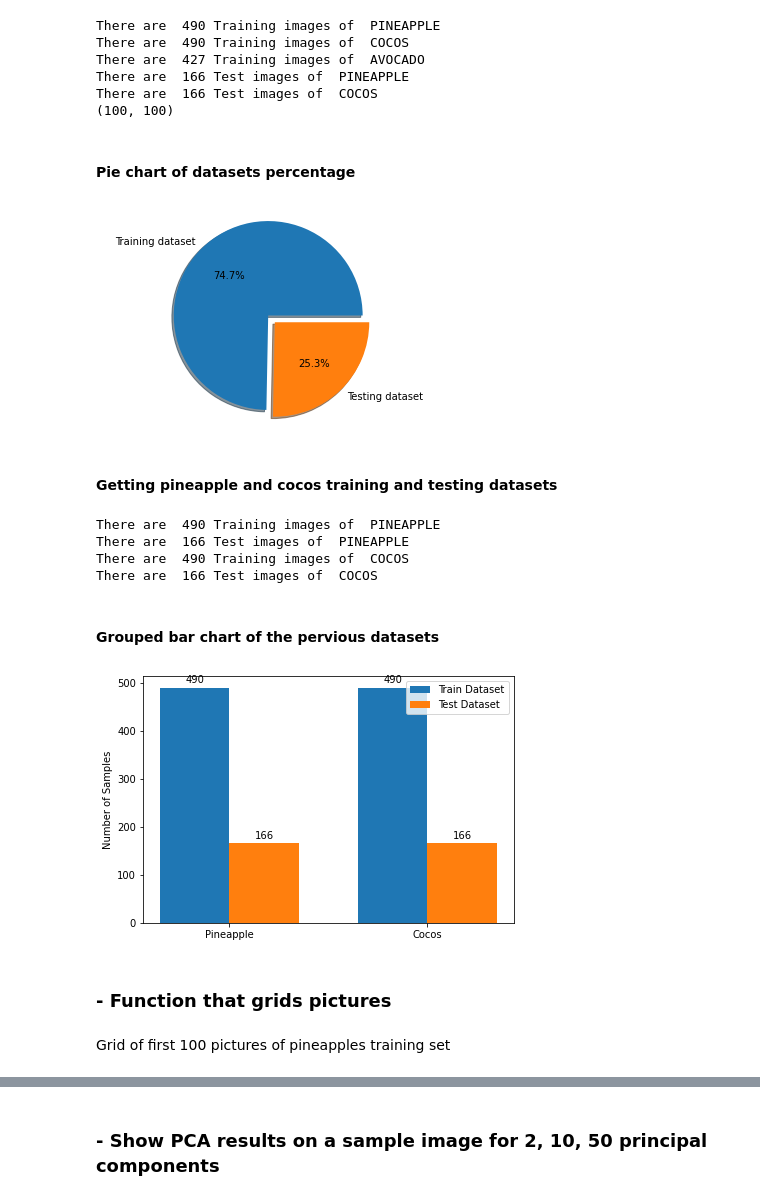
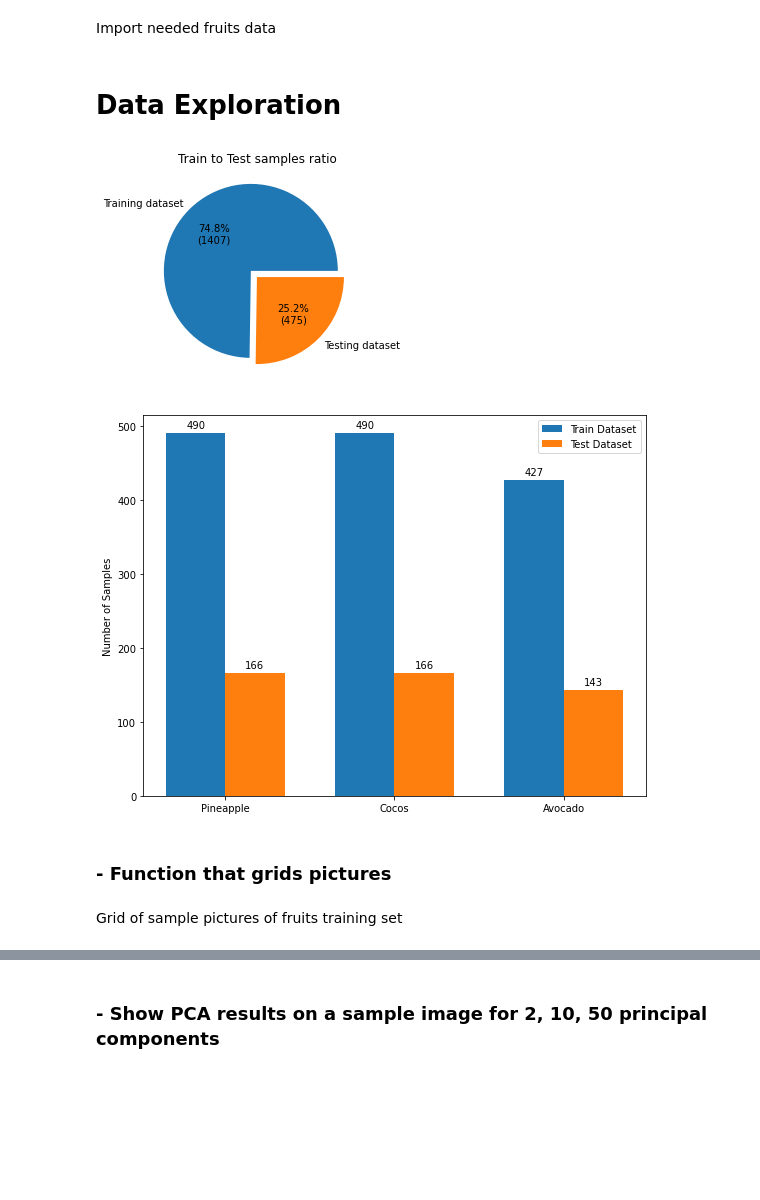
Before and after one commit to youssefg7/Fruit-Classifier, a Jupyter notebook: Project grayscale.ipynb, the cells around one changed output, grey strips where cells are left out. Drawn from its saved outputs; the diff is of its cells as text; code cells hidden in the pictures; blank space fills up the shorter version.

```diff
--- a/Project grayscale.ipynb
+++ b/Project grayscale.ipynb
@@ -25,5 +23,5 @@ Function to import images and labels of needed Training or Test fruits.
 # %%
-def getFruits(fruits, set):
+def getFruits(fruits, set, color="RGB"):
     images = []
     labels = []
 
@@ -31,14 +29,15 @@ def getFruits(fruits, set):
         fruitFolder_path = "../fruits-360/" + set + "/" + f
         j=0
         for image_path in glob.glob(fruitFolder_path + "/*.jpg"):
-            image = cv2.imread(image_path, cv2.IMREAD_GRAYSCALE)
-            # image = cv2.imdecode(image, cv2.IMREAD_GRAYSCALE)
-            # image = cv2.cvtColor(image, cv2.COLOR_RGB2BGR)
-            # b , g , r = cv2.split(image)
+            if(color=="BW"):
+                image = cv2.imread(image_path, cv2.IMREAD_GRAYSCALE)
+            else:
+                image = cv2.imread(image_path)
+                image = cv2.cvtColor(image, cv2.COLOR_RGB2BGR)
             images.append(image)
             labels.append(i)
             j+=1
-        print("There are " , j, set, "images of " , fruits[i].upper())
+        # print("There are " , j, set, "images of " , fruits[i])
     images = np.array(images)
     labels = np.array(labels)
     return images, labels
@@ -47,70 +44,45 @@ Getting fruits training and test sets
+# %% [markdown]
+Import needed fruits data
 # %%
 fruits = ['Pineapple' , 'Cocos', 'Avocado']
 training_images, training_labels = getFruits(fruits,"Training")
 test_images, test_labels = getFruits(fruits,"Test")
-print(np.shape(training_images[0]))
-# %% [output]
-There are  490 Training images of  PINEAPPLE
-There are  490 Training images of  COCOS
-There are  427 Training images of  AVOCADO
-There are  166 Test images of  PINEAPPLE
-There are  166 Test images of  COCOS
-(100, 100)
-# %% [markdown]
-#### Pie chart of datasets percentage
+# %% [markdown]
+# Data Exploration
+# %%
+def my_fmt(x):
+    return '{:.1f}%\n({:.0f})'.format(x, sum(sizes)*x/100)
 # %%
 labels = ['Training dataset', 'Testing dataset']
 sizes = [len(training_labels), len(test_labels)]
 explode = (0.1, 0)
 
-fig1, ax1 = plt.subplots()
-ax1.pie(sizes, explode=explode, labels=labels, autopct='%1.1f%%',
-        shadow=True, startangle=0)
-ax1.axis('equal')
-
+fig1, ax1 = plt.subplots(facecolor="#FFFFFF")
+ax1.pie(sizes, explode=explode, labels=labels, autopct=my_fmt)
+plt.title("Train to Test samples ratio")
 plt.show()
 # %% [output]
-[figure, old version]
+[figure, new version]
-# %% [markdown]
-#### Getting pineapple and cocos training and testing datasets
-# %%
-pineapple_train_images, pineapple_train_labels = getFruits(['Pineapple'],"Training")
-pineapple_test_images, pineapple_test_labels = getFruits(['Pineapple'],"Test")
-
-cocos_train_images, cocos_train_labels = getFruits(['Cocos'],"Training")
-cocos_test_images, cocos_test_labels = getFruits(['Cocos'],"Test")
-# %% [output]
-There are  490 Training images of  PINEAPPLE
-There are  166 Test images of  PINEAPPLE
-There are  490 Training images of  COCOS
-There are  166 Test images of  COCOS
-# %% [markdown]
-#### Grouped bar chart of the pervious datasets
 # %%
-labels = ['Pineapple', 'Cocos']
-training = [len(pineapple_train_labels),  len(cocos_train_labels)]
-testing = [len(pineapple_test_labels), len(cocos_test_labels)]
+training = Counter(training_labels).values()
+testing = Counter(test_labels).values()
+x = np.arange(len(fruits))
+width = 0.35
 
-x = np.arange(len(labels))  # the label locations
-width = 0.35  # the width of the bars
-
-fig, ax = plt.subplots()
+fig, ax = plt.subplots(figsize=(9,7))
 rects1 = ax.bar(x - width/2, training, width, label='Train Dataset')
 rects2 = ax.bar(x + width/2, testing, width, label='Test Dataset')
 
-# Add some text for labels, title and custom x-axis tick labels, etc.
 ax.set_ylabel('Number of Samples')
-ax.set_xticks(x, labels)
+ax.set_xticks(x, fruits)
 ax.legend()
 
 ax.bar_label(rects1, padding=3)
 ax.bar_label(rects2, padding=3)
 
-fig.tight_layout()
-
 plt.show()
 # %% [output]
-[figure, old version]
+[figure, new version]
 # %% [markdown]
 ### - Function that grids pictures
 # %%
@@ -129,4 +101,4 @@ def plot_image_grid(images, nb_rows, nb_cols, figsize=(15, 15)):
                 axs[i, j].imshow(images[n])
                 n += 1
 # %% [markdown]
-Grid of first 100 pictures of pineapples training set
+Grid of sample pictures of fruits training set
```
Also changed, not shown: parts of 33 cells of this notebook, 2 other files.
